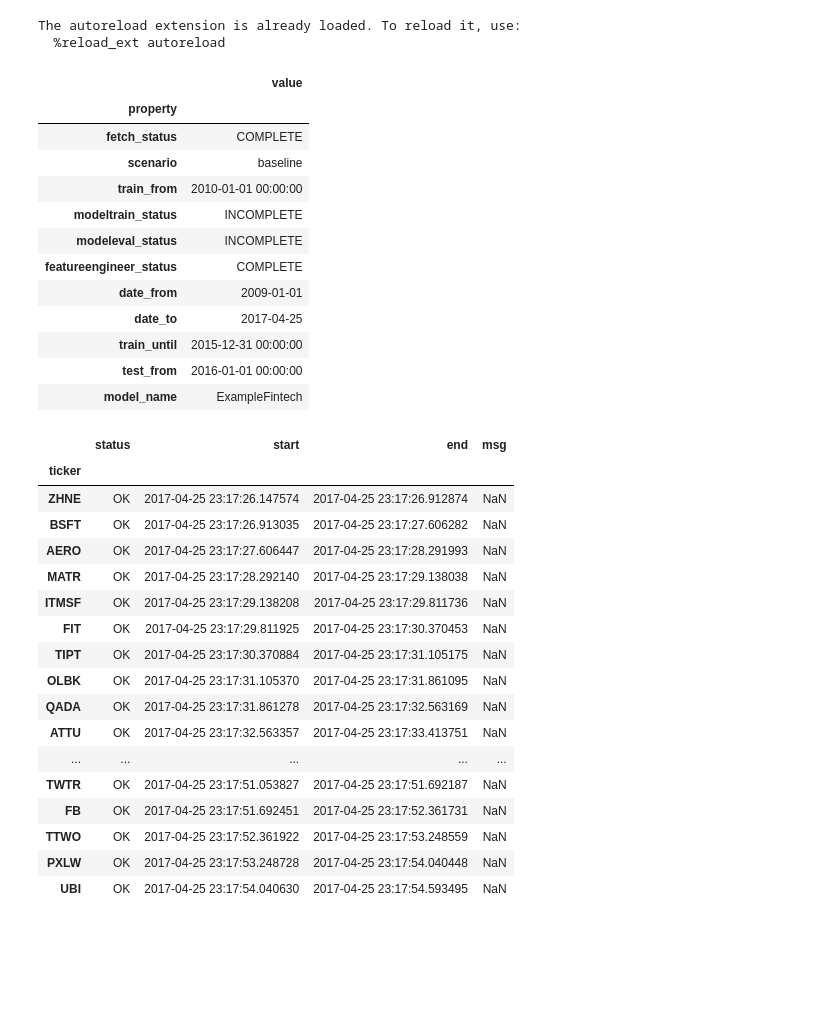
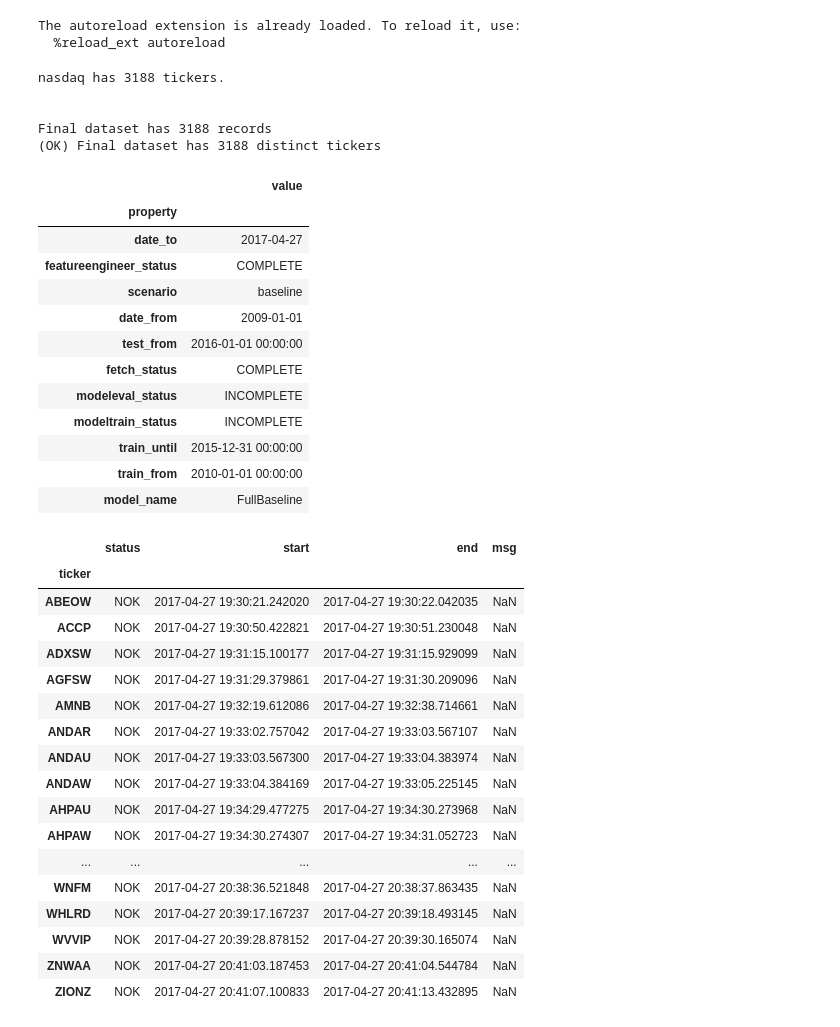
Before and after one commit to pjsousa/FintechCapstone, a Jupyter notebook: Command Line Batch.ipynb, the cells around one changed output. Saved outputs shown, nothing was run; the diff lists cells and outputs as text; code cells hidden in the pictures; blank space fills up the shorter version.

```diff
--- a/Command Line Batch.ipynb
+++ b/Command Line Batch.ipynb
@@ -37,53 +37,59 @@ timespan = {
     ,"long_term": [90]
 }
 
-trial = FinCapstone(ticker_list=["GLW","HIMX","GLUU"], scenario="baseline",ticker_list_samplesize=4, timespan=timespan, date_from=date_from, reset_status=False)
+#trial = FinCapstone(ticker_list=["GLW","HIMX","GLUU"], scenario="baseline",ticker_list_samplesize=4, timespan=timespan, date_from=date_from, reset_status=False)
 #trial = FinCapstone(ticker_list=["ZHNE","BSFT","AERO","MATR","ITMSF","FIT","TIPT","OLBK","QADA","ATTU","LGF","STX","TPCS","GSAT","ZNGA","GLW","HIMX","YHOO", "NWSA","JAKK","GLUU","AMZN", "AAPL", "EBAY", "GOOG", "NFLX", "DIS", "EA", "TWTR", "FB", "TTWO", "PXLW", "UBI"], scenario="scenarioa", ticker_list_samplesize=4, timespan=timespan, date_from=date_from, reset_status=False)
-#trial = FinCapstone(ticker_list_samplesize=200, timespan=timespan, date_from=date_from, reset_status=False)
+trial = FinCapstone(model_name="FullBaseline", ticker_list_samplesize=200, timespan=timespan, date_from=date_from, reset_status=False)
 
 #trial.run_initial_dataload()
 #trial.feature_engineering()
 #trial.train(2, ticker="GLUU")
 #trial.train(train_next=2)
+# %% [output]
+nasdaq has 3188 tickers.
+
+
+Final dataset has 3188 records
+(OK) Final dataset has 3188 distinct tickers
 # %%
 trial.load_status_files()
 trial.trialconfig_df
 # %% [output]
 |  | value |
 | property |  |
+| date_to | 2017-04-27 |
+| featureengineer_status | COMPLETE |
+| scenario | baseline |
+| date_from | 2009-01-01 |
+| test_from | 2016-01-01 00:00:00 |
 | fetch_status | COMPLETE |
-| scenario | baseline |
+| modeleval_status | INCOMPLETE |
+| modeltrain_status | INCOMPLETE |
+| train_until | 2015-12-31 00:00:00 |
 | train_from | 2010-01-01 00:00:00 |
-| modeltrain_status | INCOMPLETE |
-| modeleval_status | INCOMPLETE |
-| featureengineer_status | COMPLETE |
-| date_from | 2009-01-01 |
-| date_to | 2017-04-25 |
-| train_until | 2015-12-31 00:00:00 |
-| test_from | 2016-01-01 00:00:00 |
-| model_name | ExampleFintech |
+| model_name | FullBaseline |
 # %%
 trial.load_status_files()
-trial.fetchstatus_df
+trial.fetchstatus_df[(trial.fetchstatus_df["status"] == "NOK")]
 # %% [output]
 |  | status | start | end | msg |
 | ticker |  |  |  |  |
-| ZHNE | OK | 2017-04-25 23:17:26.147574 | 2017-04-25 23:17:26.912874 | NaN |
-| BSFT | OK | 2017-04-25 23:17:26.913035 | 2017-04-25 23:17:27.606282 | NaN |
-| AERO | OK | 2017-04-25 23:17:27.606447 | 2017-04-25 23:17:28.291993 | NaN |
-| MATR | OK | 2017-04-25 23:17:28.292140 | 2017-04-25 23:17:29.138038 | NaN |
-| ITMSF | OK | 2017-04-25 23:17:29.138208 | 2017-04-25 23:17:29.811736 | NaN |
-| FIT | OK | 2017-04-25 23:17:29.811925 | 2017-04-25 23:17:30.370453 | NaN |
-| TIPT | OK | 2017-04-25 23:17:30.370884 | 2017-04-25 23:17:31.105175 | NaN |
-| OLBK | OK | 2017-04-25 23:17:31.105370 | 2017-04-25 23:17:31.861095 | NaN |
-| QADA | OK | 2017-04-25 23:17:31.861278 | 2017-04-25 23:17:32.563169 | NaN |
-| ATTU | OK | 2017-04-25 23:17:32.563357 | 2017-04-25 23:17:33.413751 | NaN |
+| ABEOW | NOK | 2017-04-27 19:30:21.242020 | 2017-04-27 19:30:22.042035 | NaN |
+| ACCP | NOK | 2017-04-27 19:30:50.422821 | 2017-04-27 19:30:51.230048 | NaN |
+| ADXSW | NOK | 2017-04-27 19:31:15.100177 | 2017-04-27 19:31:15.929099 | NaN |
+| AGFSW | NOK | 2017-04-27 19:31:29.379861 | 2017-04-27 19:31:30.209096 | NaN |
+| AMNB | NOK | 2017-04-27 19:32:19.612086 | 2017-04-27 19:32:38.714661 | NaN |
+| ANDAR | NOK | 2017-04-27 19:33:02.757042 | 2017-04-27 19:33:03.567107 | NaN |
+| ANDAU | NOK | 2017-04-27 19:33:03.567300 | 2017-04-27 19:33:04.383974 | NaN |
+| ANDAW | NOK | 2017-04-27 19:33:04.384169 | 2017-04-27 19:33:05.225145 | NaN |
+| AHPAU | NOK | 2017-04-27 19:34:29.477275 | 2017-04-27 19:34:30.273968 | NaN |
+| AHPAW | NOK | 2017-04-27 19:34:30.274307 | 2017-04-27 19:34:31.052723 | NaN |
 | ... | ... | ... | ... | ... |
-| TWTR | OK | 2017-04-25 23:17:51.053827 | 2017-04-25 23:17:51.692187 | NaN |
-| FB | OK | 2017-04-25 23:17:51.692451 | 2017-04-25 23:17:52.361731 | NaN |
-| TTWO | OK | 2017-04-25 23:17:52.361922 | 2017-04-25 23:17:53.248559 | NaN |
-| PXLW | OK | 2017-04-25 23:17:53.248728 | 2017-04-25 23:17:54.040448 | NaN |
-| UBI | OK | 2017-04-25 23:17:54.040630 | 2017-04-25 23:17:54.593495 | NaN |
+| WNFM | NOK | 2017-04-27 20:38:36.521848 | 2017-04-27 20:38:37.863435 | NaN |
+| WHLRD | NOK | 2017-04-27 20:39:17.167237 | 2017-04-27 20:39:18.493145 | NaN |
+| WVVIP | NOK | 2017-04-27 20:39:28.878152 | 2017-04-27 20:39:30.165074 | NaN |
+| ZNWAA | NOK | 2017-04-27 20:41:03.187453 | 2017-04-27 20:41:04.544784 | NaN |
+| ZIONZ | NOK | 2017-04-27 20:41:07.100833 | 2017-04-27 20:41:13.432895 | NaN |
 # %%
 trial.load_status_files()
 trial.featureengineer_status_df
```
Also changed, not shown: parts of 3 cells of this notebook, 3 other files.
